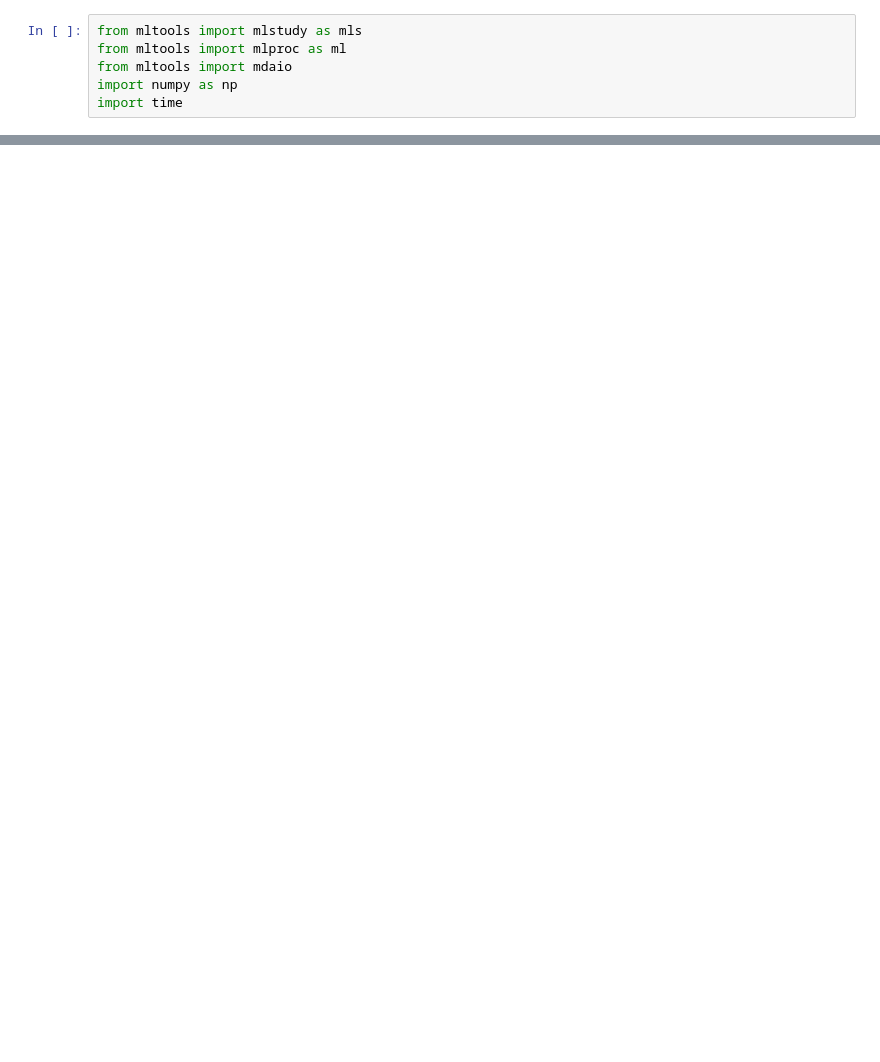
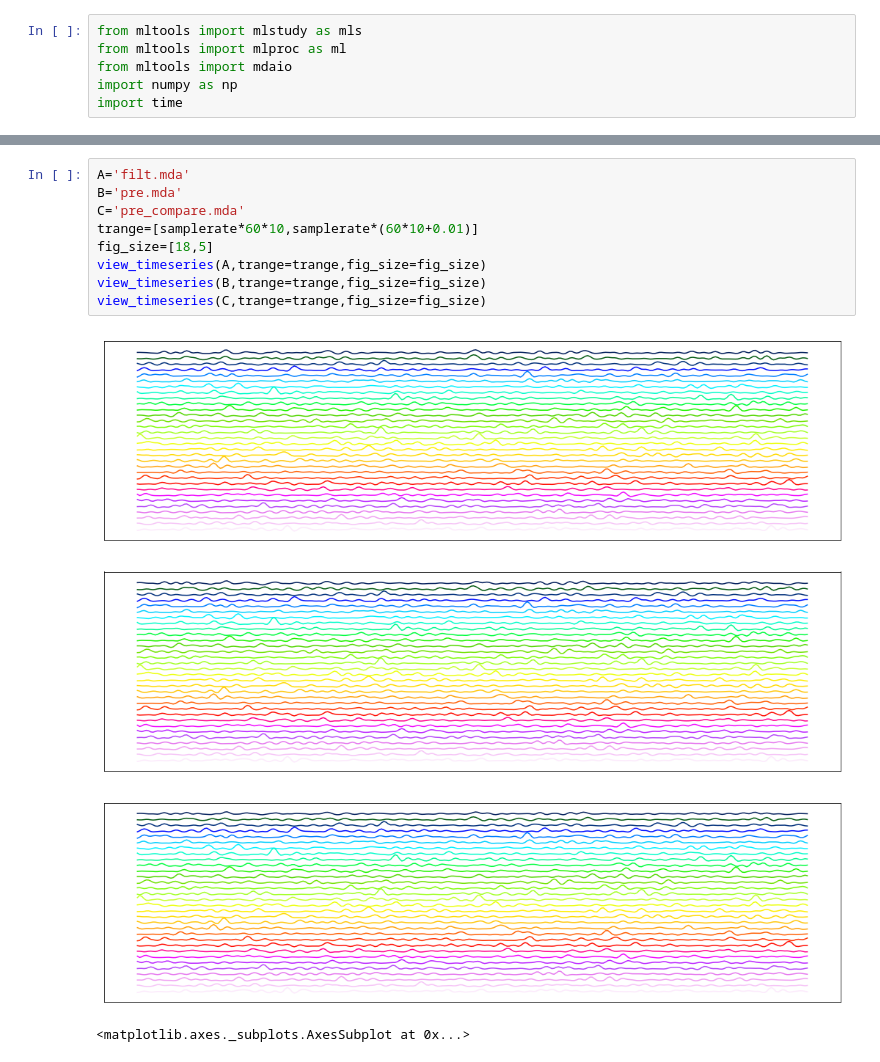
Before and after one commit to flatironinstitute/mountainsort, a Jupyter notebook: packages/pyms/preprocessing/test_bandpass_filter.ipynb, the cells around one changed output, grey strips where cells are left out. Cells and saved outputs as stored; diff of their text form; blank space fills up the shorter version.

```diff
--- a/packages/pyms/preprocessing/test_bandpass_filter.ipynb
+++ b/packages/pyms/preprocessing/test_bandpass_filter.ipynb
@@ -47,0 +79,14 @@ trange=[samplerate*60*10,samplerate*(60*10+0.01)]
+# %%
+A='filt.mda'
+B='pre.mda'
+C='pre_compare.mda'
+trange=[samplerate*60*10,samplerate*(60*10+0.01)]
+fig_size=[18,5]
+view_timeseries(A,trange=trange,fig_size=fig_size)
+view_timeseries(B,trange=trange,fig_size=fig_size)
+view_timeseries(C,trange=trange,fig_size=fig_size)
+# %% [output]
+[figure, added]
+[figure, added]
+[figure, added]
+<matplotlib.axes._subplots.AxesSubplot at 0x...>
```
Also changed, not shown: parts of 4 cells of this notebook, 5 other files.
